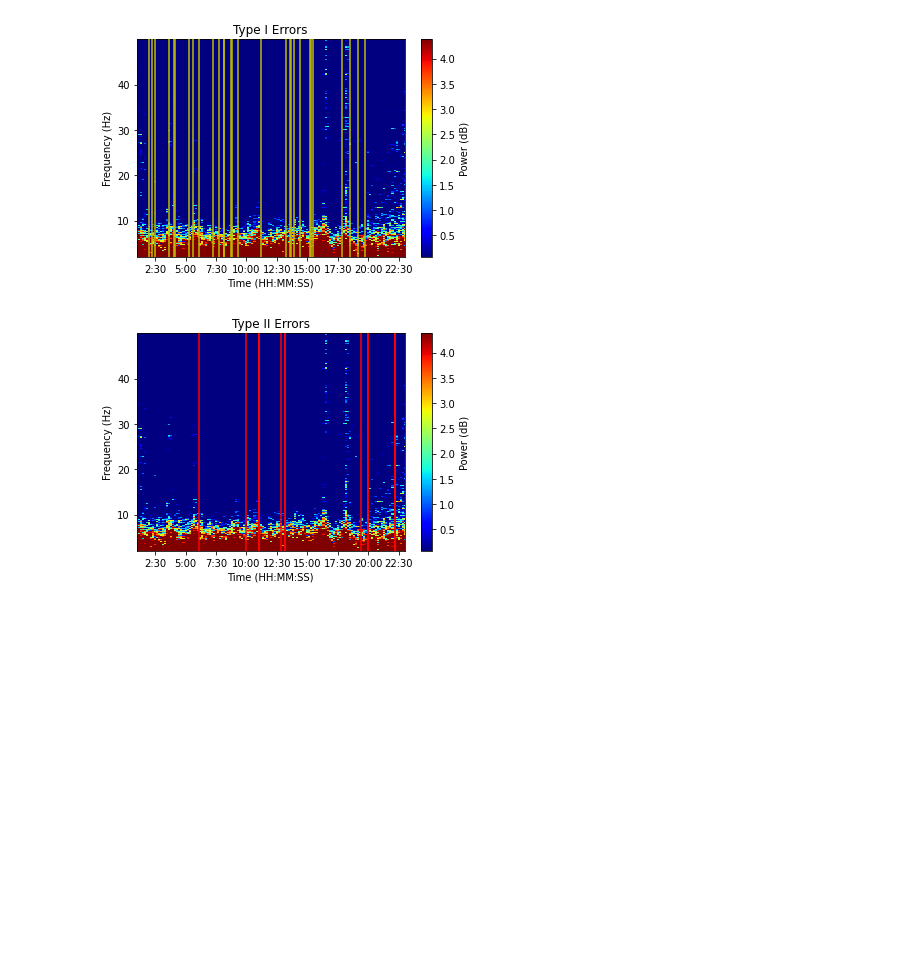
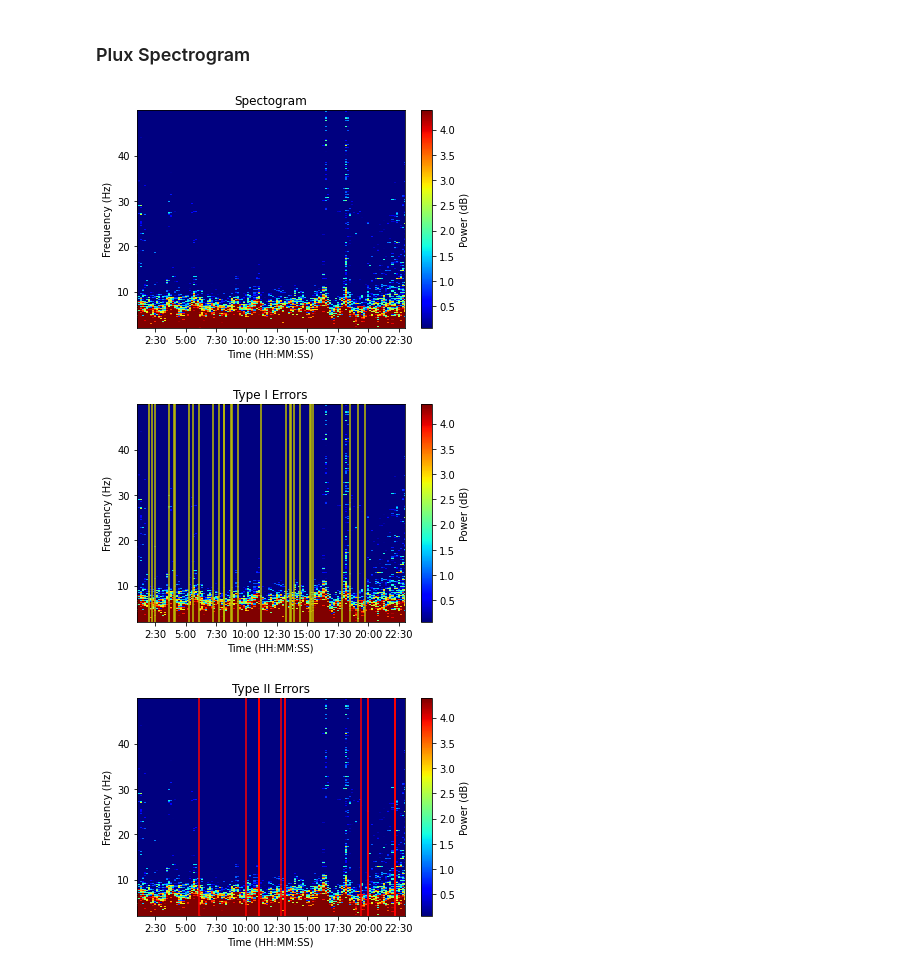
Before and after one commit to Ubiquitous-EEG-IQP/jupyter-notebooks, a Jupyter notebook: mind_wandering/mind_wandering.ipynb, the cells around one changed output. Drawn from its saved outputs; the diff is of its cells as text; code cells hidden in the pictures; blank space fills up the shorter version.

```diff
--- a/mind_wandering/mind_wandering.ipynb
+++ b/mind_wandering/mind_wandering.ipynb
@@ -101,21 +108,29 @@ display(plux_data)
 1445850 rows × 6 columns
 # %%
 # LOAD VR DATA
+def get_vr_data(filepath):
+    vr_data = pd.read_csv(filepath)
 
-vr_data = pd.read_csv(vr_filepath)
+    vr_data["time"] = vr_data["Time"].apply(lambda t: parser.parse(t[:-6]))
+    vr_data["time"] = pd.to_datetime(vr_data["time"])
 
-vr_data["time"] = vr_data["Time"].apply(lambda t: parser.parse(t[:-6]))
-vr_data["time"] = pd.to_datetime(vr_data["time"])
+    #display(Markdown("## All VR Data"))
+    #display(vr_data)
 
-display(Markdown("## All VR Data"))
-display(vr_data)
+    type_i = vr_data[~vr_data["Misspelled"] & vr_data["Triggered"]]
+    type_ii = vr_data[vr_data["Misspelled"] & ~vr_data["Triggered"]]
 
-type_i = vr_data[~vr_data["Misspelled"] & vr_data["Triggered"]]
-type_ii = vr_data[vr_data["Misspelled"] & ~vr_data["Triggered"]]
+    display(Markdown(f"**Total VR datapoints:** {vr_data.shape[0]}"))
+    display(Markdown(f"**Type I errors:** {type_i.shape[0]}"))
+    display(Markdown(f"**Type II errors:** {type_ii.shape[0]}"))
 
-display(Markdown("## Type I Errors"))
-display(type_i)
+    return vr_data, type_i, type_ii
 
-display(Markdown("## Type II Errors"))
-display(type_ii)
+vr_data, type_i, type_ii = get_vr_data(plux_vr_filepath)
+
+#display(Markdown("## Type I Errors"))
+#display(type_i)
+
+#display(Markdown("## Type II Errors"))
+#display(type_ii)
 # %% [output]
@@ -171,31 +140,37 @@ display(type_ii)
 # %%
-eeg_data = plux_data["CH1"]
+plux_eeg_data = plux_data["CH1"]
 
-eeg_uv = bsnb.raw_to_phy("EEG", "biosignalsplux", eeg_data, plux_resolution, "uV")
-time_uv = bsnb.generate_time(eeg_uv, plux_sampling_rate)
+plux_eeg_uv = bsnb.raw_to_phy("EEG", "biosignalsplux", plux_eeg_data, plux_resolution, "uV")
+plux_time_uv = bsnb.generate_time(plux_eeg_uv, plux_sampling_rate)
 
 type_i_times = []
 for idx, i in type_i.iterrows():
     t = (i["time"] - plux_start).total_seconds()
     type_i_times.append(t)
 
 type_ii_times = []
 for idx, ii in type_ii.iterrows():
     t = (ii["time"] - plux_start).total_seconds()
     type_ii_times.append(t)
 
 ##print(type_i_times)
 #print(type_ii_times)
     #print(i["time"] - plux_start)
 
 #plt.title("Spectogram")
+display(Markdown("### Plux Spectrogram"))
+
+plt.title("Spectogram")
+spect, stimes, sfreqs = multitaper_spectrogram(plux_eeg_uv, plux_sampling_rate, frequency_range=[2, 50], window_params=[120, 10], verbose=False)
 
 plt.title("Type I Errors")
-spect, stimes, sfreqs = multitaper_spectrogram(eeg_uv, plux_sampling_rate, frequency_range=[2, 50], window_params=[120, 10], type_i_times=type_i_times, verbose=False)
+spect, stimes, sfreqs = multitaper_spectrogram(plux_eeg_uv, plux_sampling_rate, frequency_range=[2, 50], window_params=[120, 10], type_i_times=type_i_times, verbose=False)
 
 plt.title("Type II Errors")
-spect, stimes, sfreqs = multitaper_spectrogram(eeg_uv, plux_sampling_rate, frequency_range=[2, 50], window_params=[120, 10], type_ii_times=type_ii_times, verbose=False)
+spect, stimes, sfreqs = multitaper_spectrogram(plux_eeg_uv, plux_sampling_rate, frequency_range=[2, 50], window_params=[120, 10], type_ii_times=type_ii_times, verbose=False)
 # %% [output]
+### Plux Spectrogram
-[figure, old version]
+[figure, new version]
-[figure, old version]
+[figure, new version]
+[figure, added]
 # %%
```
Also changed, not shown: parts of 14 cells of this notebook, 5 other files.
